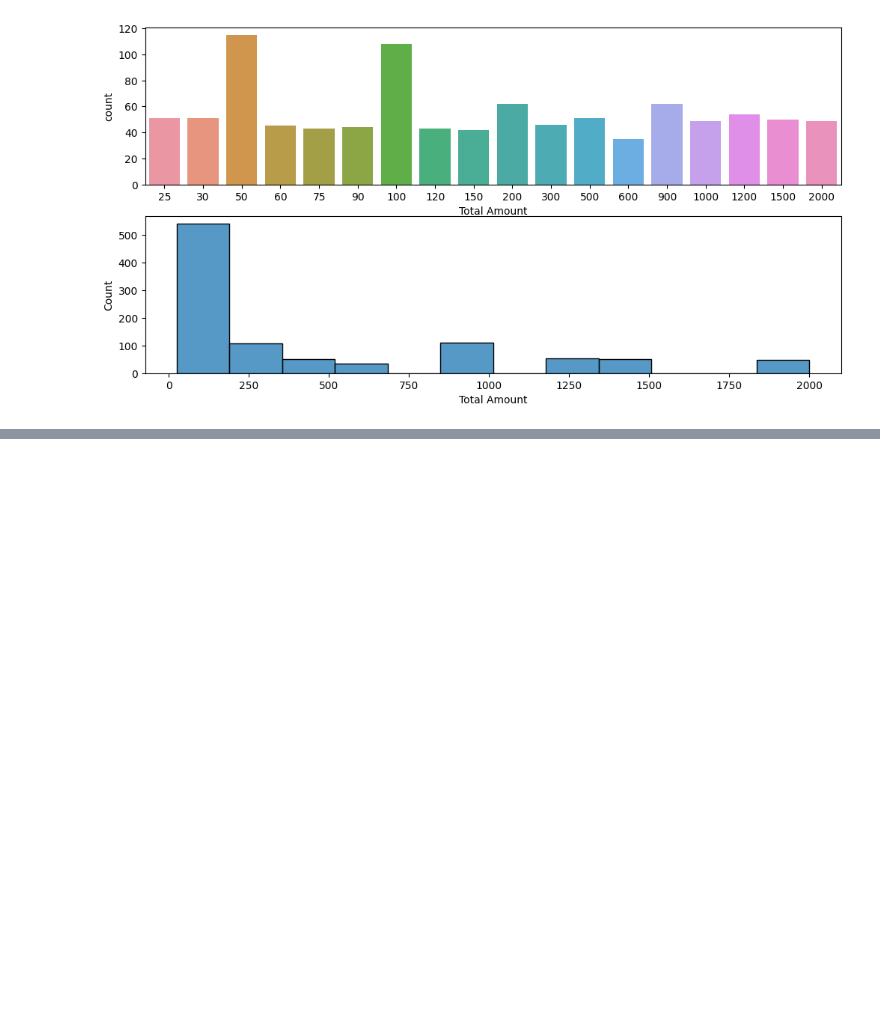
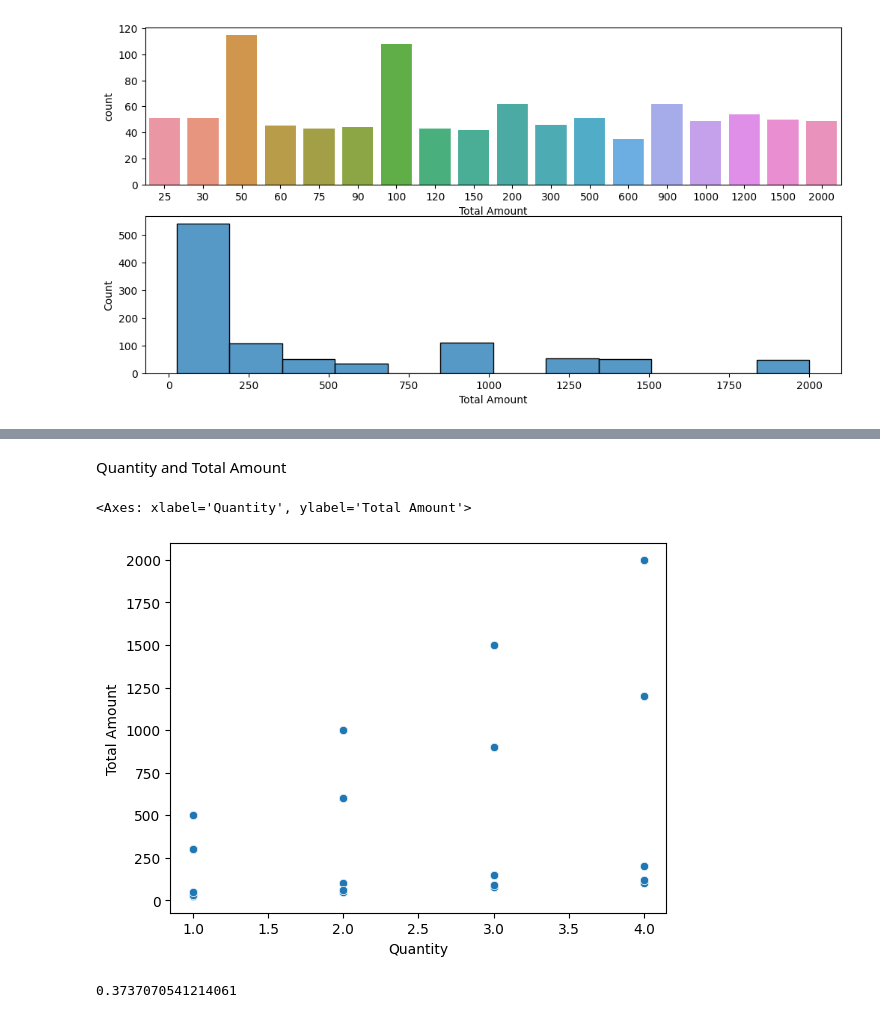
Before and after one commit to rajashreemunoli/2024_Women_Who_Code_Kaggle_EDA_Challenge, a Jupyter notebook: 2024-wwc-eda-challenge-retail-sales.ipynb, the cells around one changed output, grey strips where cells are left out. Drawn from its saved outputs; the diff is of its cells as text; code cells hidden in the pictures; blank space fills up the shorter version.

```diff
--- a/2024-wwc-eda-challenge-retail-sales.ipynb
+++ b/2024-wwc-eda-challenge-retail-sales.ipynb
@@ -237,0 +287,12 @@ plt.show()
+# %% [markdown]
+Quantity and Total Amount
+# %%
+sns.scatterplot(sales_data,x='Quantity',y='Total Amount')
+# %% [output]
+<Axes: xlabel='Quantity', ylabel='Total Amount'>
+[figure, added]
+# %%
+# Slight positive linear relationship
+sales_data['Quantity'].corr(sales_data['Total Amount'])
+# %% [output]
+0.3737070541214061
```
Also changed, not shown: parts of 22 cells of this notebook.
